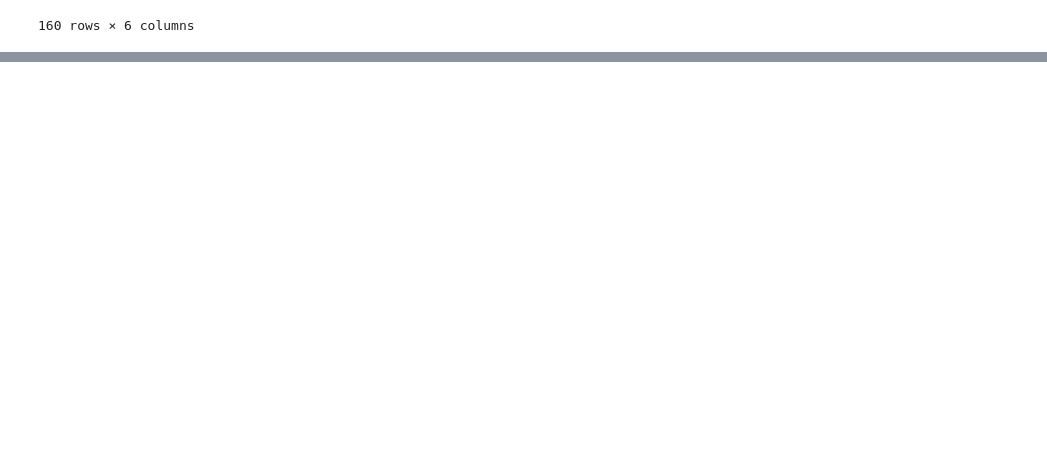
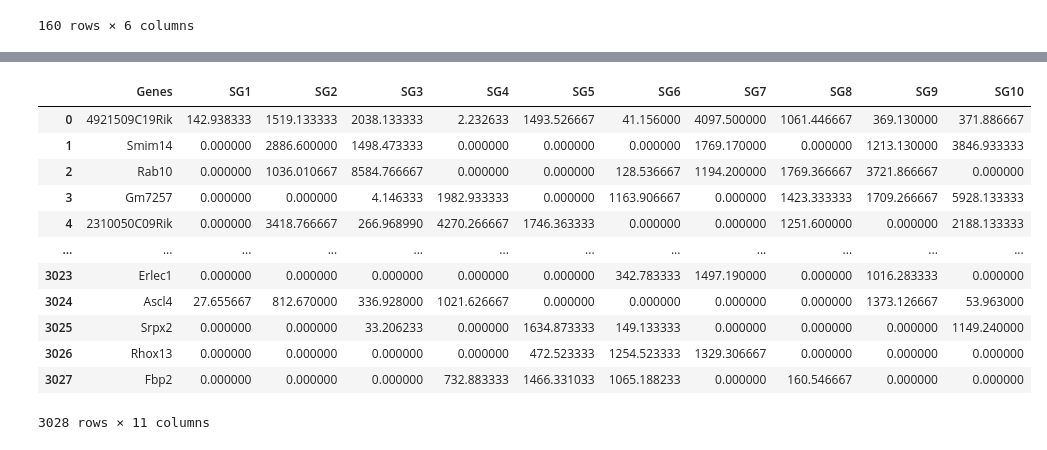
Before and after one commit to nmarkari/gocam_enrichment, a Jupyter notebook: Dev/Noncentral_HGT-Copy1.ipynb, the cells around one changed output, grey strips where cells are left out. Saved outputs shown, nothing was run; the diff lists cells and outputs as text; code cells hidden in the pictures; blank space fills up the shorter version.

```diff
--- a/Dev/Noncentral_HGT-Copy1.ipynb
+++ b/Dev/Noncentral_HGT-Copy1.ipynb
@@ -209,0 +196,17 @@ test[0:67]
+# %%
+df3000 = pd.read_csv('../../Desktop/Network_data/mouse_samples_insilicoPlasmid_2reps_1000counts_SGwide.txt.sgrna_summary_SGwide.txt',sep='\t')
+df3000#['Uniprot.ID']
+# %% [output]
+|  | Genes | SG1 | SG2 | SG3 | SG4 | SG5 | SG6 | SG7 | SG8 | SG9 | SG10 |
+| 0 | 4921509C19Rik | 142.938333 | 1519.133333 | 2038.133333 | 2.232633 | 1493.526667 | 41.156000 | 4097.500000 | 1061.446667 | 369.130000 | 371.886667 |
+| 1 | Smim14 | 0.000000 | 2886.600000 | 1498.473333 | 0.000000 | 0.000000 | 0.000000 | 1769.170000 | 0.000000 | 1213.130000 | 3846.933333 |
+| 2 | Rab10 | 0.000000 | 1036.010667 | 8584.766667 | 0.000000 | 0.000000 | 128.536667 | 1194.200000 | 1769.366667 | 3721.866667 | 0.000000 |
+| 3 | Gm7257 | 0.000000 | 0.000000 | 4.146333 | 1982.933333 | 0.000000 | 1163.906667 | 0.000000 | 1423.333333 | 1709.266667 | 5928.133333 |
+| 4 | 2310050C09Rik | 0.000000 | 3418.766667 | 266.968990 | 4270.266667 | 1746.363333 | 0.000000 | 0.000000 | 1251.600000 | 0.000000 | 2188.133333 |
+| ... | ... | ... | ... | ... | ... | ... | ... | ... | ... | ... | ... |
+| 3023 | Erlec1 | 0.000000 | 0.000000 | 0.000000 | 0.000000 | 0.000000 | 342.783333 | 1497.190000 | 0.000000 | 1016.283333 | 0.000000 |
+| 3024 | Ascl4 | 27.655667 | 812.670000 | 336.928000 | 1021.626667 | 0.000000 | 0.000000 | 0.000000 | 0.000000 | 1373.126667 | 53.963000 |
+| 3025 | Srpx2 | 0.000000 | 0.000000 | 33.206233 | 0.000000 | 1634.873333 | 149.133333 | 0.000000 | 0.000000 | 0.000000 | 1149.240000 |
+| 3026 | Rhox13 | 0.000000 | 0.000000 | 0.000000 | 0.000000 | 472.523333 | 1254.523333 | 1329.306667 | 0.000000 | 0.000000 | 0.000000 |
+| 3027 | Fbp2 | 0.000000 | 0.000000 | 0.000000 | 732.883333 | 1466.331033 | 1065.188233 | 0.000000 | 160.546667 | 0.000000 | 0.000000 |
+3028 rows × 11 columns
```
Also changed, not shown: parts of 17 cells of this notebook, 9 other files.
